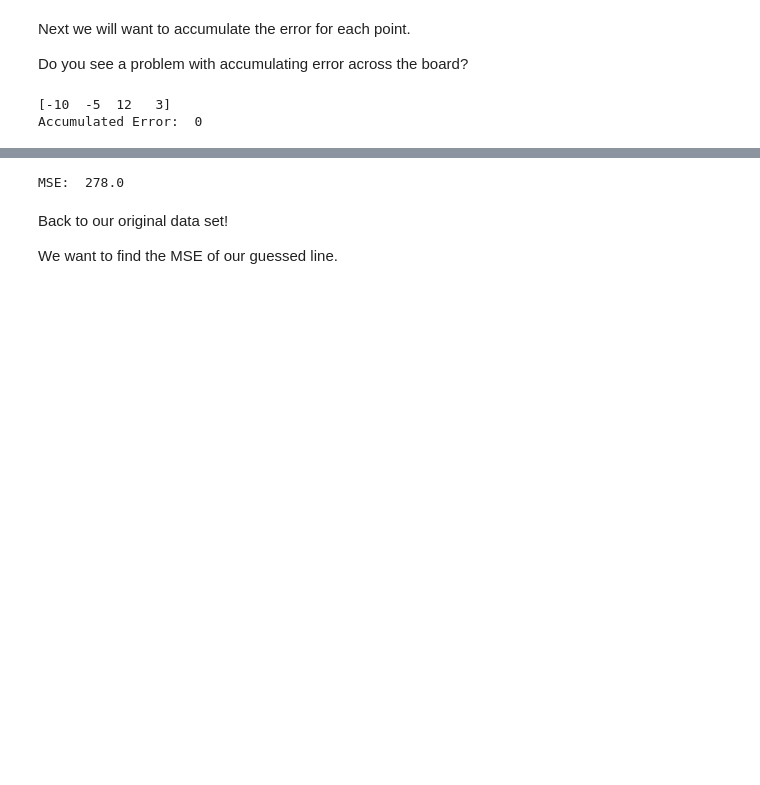
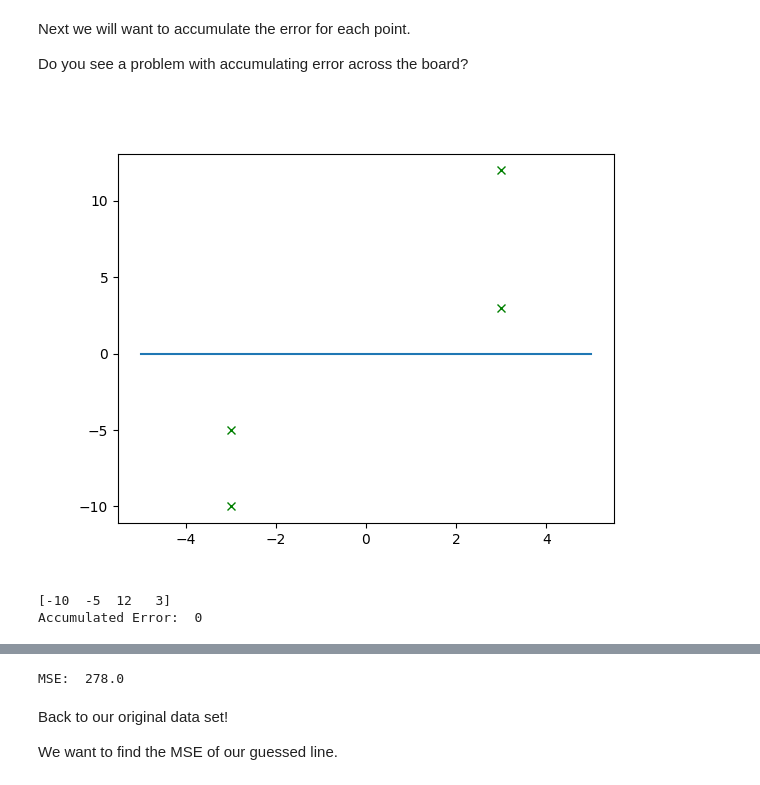
Before and after one commit to NCState-Exploring-Machine-Learning/unit-2-intro-machine-learning, a Jupyter notebook: linear-regression.ipynb, the cells around one changed output, grey strips where cells are left out. Cells and saved outputs as stored; diff of their text form; code cells hidden in the pictures; blank space fills up the shorter version.

```diff
--- a/linear-regression.ipynb
+++ b/linear-regression.ipynb
@@ -134,34 +101,37 @@ Do you see a problem with accumulating error across the board?
 
 # Say we have 4 point
 pt1 = [-3, -10] # diff is -6 - -10 = 4
 pt2 = [-3, -5] # diff is -6 - -5 = -1
 pt3 = [3, 12] # diff is 6 - 2 = -4
 pt4 = [3, 3]
 
 toy_data_set = np.array([pt1, pt2, pt3, pt4])
 
 
 # Say this is our line
 mock_x =np.linspace(-5, 5, 20)
 m = 0
 b = 0
 y_estimation = m * mock_x  + b
+plt.figure()
 plt.plot(mock_x, y_estimation, toy_data_set[:, 0], toy_data_set[:, 1], 'xg')
+plt.show()
 
 # What is the error between the line and the
 
 # Note: We can throw in our numpy arrays into our error function since numpy
 # will treat the subtraction as a matrix operation (rather trying to subtract lists)
-diff = error_function(toy_data_set[:, 1], m * toy_data_set[:, 0] + b)
+diff = error_squared_function(toy_data_set[:, 1], m * toy_data_set[:, 0] + b)
 print(diff)
 
 # Then lets get accumulated error
 
 def accumulated_error(error_np):
     return np.sum(error_np) # Lever numpy's sum function
 
 print("Accumulated Error: ", accumulated_error(diff))
 # %% [output]
+[figure, added]
 [-10  -5  12   3]
 Accumulated Error:  0
 # %% [markdown]
```
Also changed, not shown: parts of 18 cells of this notebook, 3 other files.
